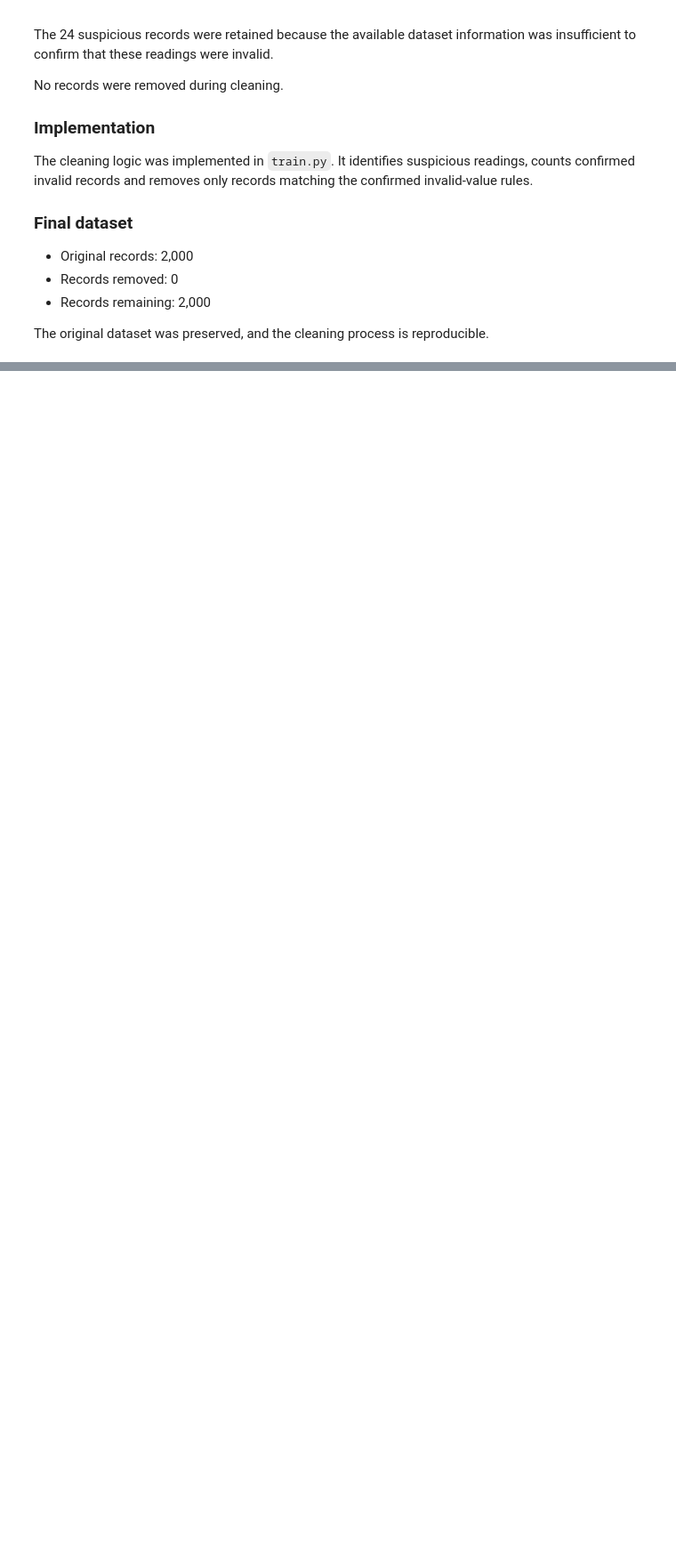
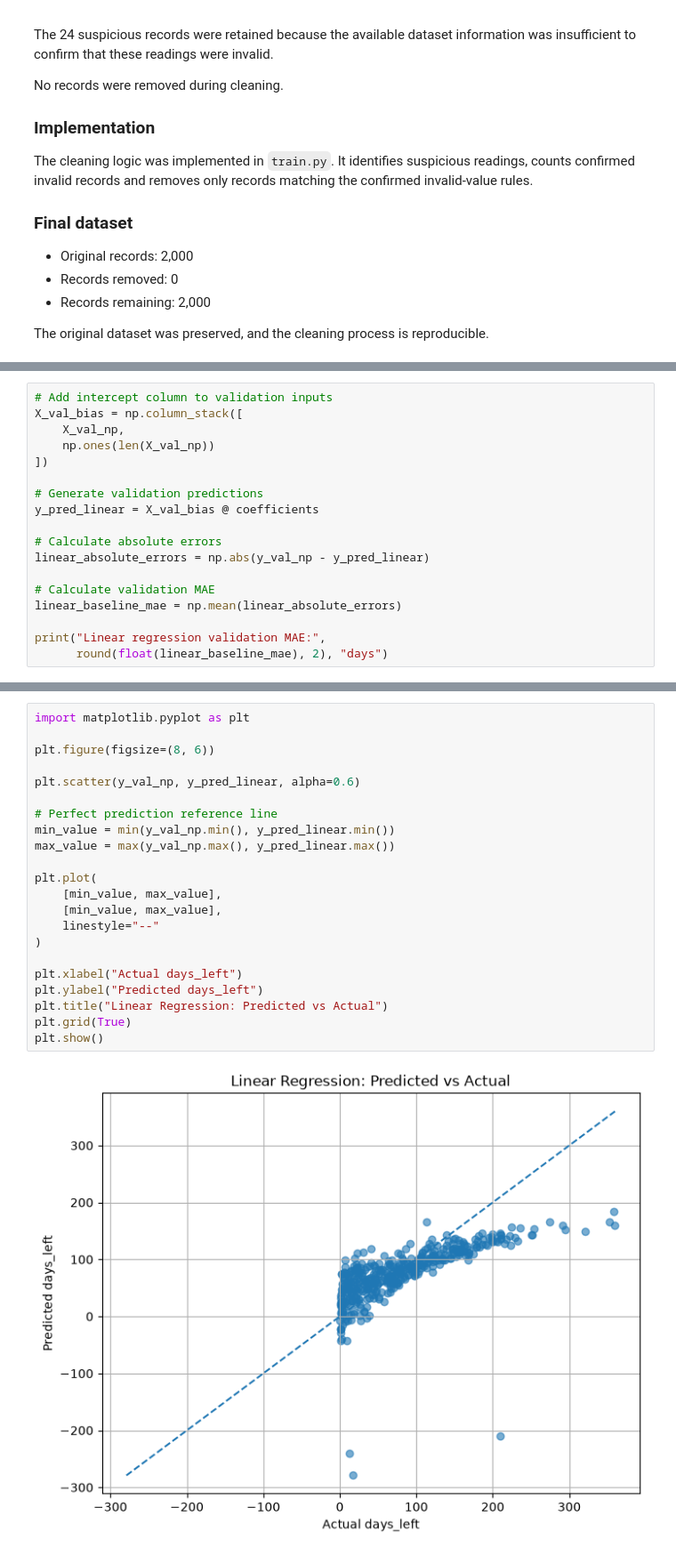
Before and after one commit to Suraj-S1108/edgeai-team13, a Jupyter notebook: mission1_dataset_analysis.ipynb, the cells around one changed output, grey strips where cells are left out. Shown at 89% size. Drawn from its saved outputs; the diff is of its cells as text; blank space fills up the shorter version.

Commit message:
Complete Phase 6 dataset preparation and Phase 7 baseline models

```diff
--- a/mission1_dataset_analysis.ipynb
+++ b/mission1_dataset_analysis.ipynb
@@ -1891,0 +2292,18 @@ The original dataset was preserved, and the cleaning process is reproducible.
+# %%
+# Add intercept column to validation inputs
+X_val_bias = np.column_stack([
+    X_val_np,
+    np.ones(len(X_val_np))
+])
+
+# Generate validation predictions
+y_pred_linear = X_val_bias @ coefficients
+
+# Calculate absolute errors
+linear_absolute_errors = np.abs(y_val_np - y_pred_linear)
+
+# Calculate validation MAE
+linear_baseline_mae = np.mean(linear_absolute_errors)
+
+print("Linear regression validation MAE:",
+      round(float(linear_baseline_mae), 2), "days")
@@ -1891,0 +2321,24 @@ The original dataset was preserved, and the cleaning process is reproducible.
+# %%
+import matplotlib.pyplot as plt
+
+plt.figure(figsize=(8, 6))
+
+plt.scatter(y_val_np, y_pred_linear, alpha=0.6)
+
+# Perfect prediction reference line
+min_value = min(y_val_np.min(), y_pred_linear.min())
+max_value = max(y_val_np.max(), y_pred_linear.max())
+
+plt.plot(
+    [min_value, max_value],
+    [min_value, max_value],
+    linestyle="--"
+)
+
+plt.xlabel("Actual days_left")
+plt.ylabel("Predicted days_left")
+plt.title("Linear Regression: Predicted vs Actual")
+plt.grid(True)
+plt.show()
+# %% [output]
+[figure, added]
```
Also changed, not shown: parts of 37 cells of this notebook.
